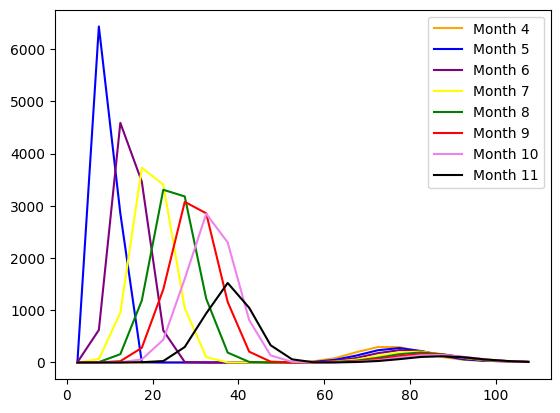
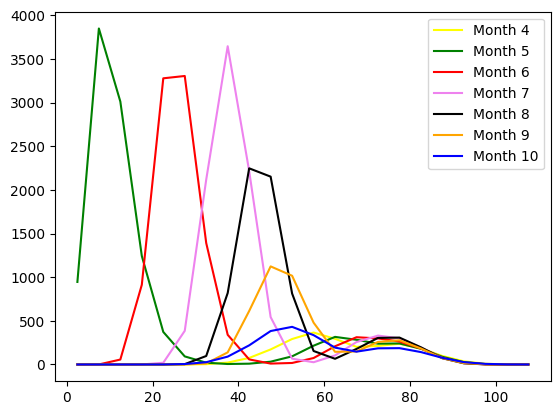
The notebook cell's code change between the first figure and the second:
--- before
+++ after
@@ -1,5 +1,2 @@
-plt.plot(midpoints, df['crab_pop'].iloc[47], color="orange", label=f"Month {df['months'].iloc[47]}")
-plt.plot(midpoints, df['crab_pop'].iloc[48], color="blue", label=f"Month {df['months'].iloc[48]}")
-plt.plot(midpoints, df['crab_pop'].iloc[49], color="purple", label=f"Month {df['months'].iloc[49]}")
 plt.plot(midpoints, df['crab_pop'].iloc[50], color="yellow", label=f"Month {df['months'].iloc[50]}")
 plt.plot(midpoints, df['crab_pop'].iloc[51], color="green", label=f"Month {df['months'].iloc[51]}")
@@ -7,4 +4,6 @@
 plt.plot(midpoints, df['crab_pop'].iloc[53], color="violet", label=f"Month {df['months'].iloc[53]}")
 plt.plot(midpoints, df['crab_pop'].iloc[54], color="black", label=f"Month {df['months'].iloc[54]}")
+plt.plot(midpoints, df['crab_pop'].iloc[55], color="orange", label=f"Month {df['months'].iloc[55]}")
+plt.plot(midpoints, df['crab_pop'].iloc[56], color="blue", label=f"Month {df['months'].iloc[56]}")
 plt.legend()
 

Commit: updated code to align with IPM model